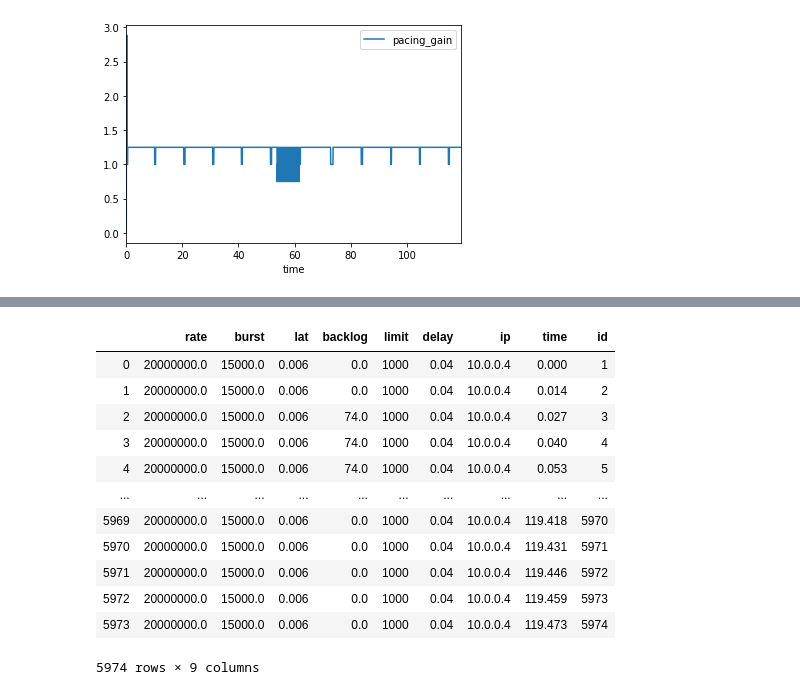
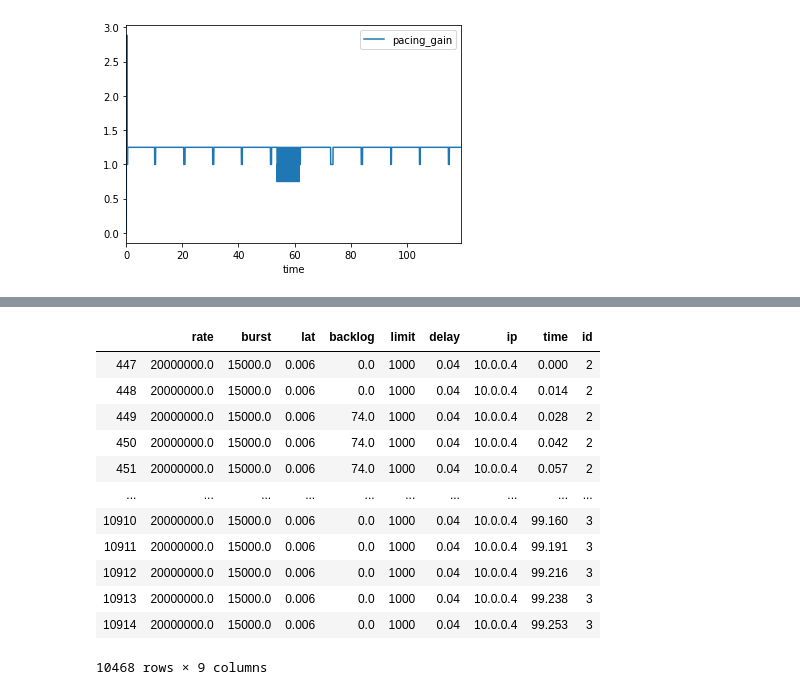
Before and after one commit to RodrigoSLuna/Minity, a Jupyter notebook: Parser.ipynb, the cells around one changed output, grey strips where cells are left out. Cells and saved outputs as stored; diff of their text form; code cells hidden in the pictures.

```diff
--- a/Parser.ipynb
+++ b/Parser.ipynb
@@ -380,8 +556,10 @@ def format_columns(df):
 def queueParser(path):
     onlyfiles = [f for f in listdir(path) if isfile(join(path, f)) and "Queue" in f ]
 
+    data
+    id = 1
     for file in onlyfiles:
-        id = 1
+
         f = open(path+"/"+file,"r")
 
         start = -1
@@ -410,8 +588,10 @@ def queueParser(path):
                     start = time_s
                 data_json.update({"time":time_s - start})
                 data_json.update({"id":id})
-                id = id + 1
                 data.append(data_json)
+            else:
+                continue
+        id = id + 1
 #     df_aux = pd.DataFrame.from_dict(json_normalize(data_json), orient='columns')
     df = pd.DataFrame(data)
     return format_columns(df)
@@ -420,22 +602,22 @@ rate("2Kb")
 # %%
 #???? Ter a coluna IP aqui seria interessante !, possibilidade?
-df = queueParser("/home/rodrigoluna/Área de Trabalho/UFRJ/TCC/Framework/h4")
+df = queueParser("/home/rodrigoluna/Área de Trabalho/UFRJ/TCC/Framework/results/h4")
-# %%
-df
-# %% [output]
-|  | rate | burst | lat | backlog | limit | delay | ip | time | id |
-| 0 | 20000000.0 | 15000.0 | 0.006 | 0.0 | 1000 | 0.04 | 10.0.0.4 | 0.000 | 1 |
-| 1 | 20000000.0 | 15000.0 | 0.006 | 0.0 | 1000 | 0.04 | 10.0.0.4 | 0.014 | 2 |
-| 2 | 20000000.0 | 15000.0 | 0.006 | 74.0 | 1000 | 0.04 | 10.0.0.4 | 0.027 | 3 |
-| 3 | 20000000.0 | 15000.0 | 0.006 | 74.0 | 1000 | 0.04 | 10.0.0.4 | 0.040 | 4 |
-| 4 | 20000000.0 | 15000.0 | 0.006 | 74.0 | 1000 | 0.04 | 10.0.0.4 | 0.053 | 5 |
-| ... | ... | ... | ... | ... | ... | ... | ... | ... | ... |
-| 5969 | 20000000.0 | 15000.0 | 0.006 | 0.0 | 1000 | 0.04 | 10.0.0.4 | 119.418 | 5970 |
-| 5970 | 20000000.0 | 15000.0 | 0.006 | 0.0 | 1000 | 0.04 | 10.0.0.4 | 119.431 | 5971 |
-| 5971 | 20000000.0 | 15000.0 | 0.006 | 0.0 | 1000 | 0.04 | 10.0.0.4 | 119.446 | 5972 |
-| 5972 | 20000000.0 | 15000.0 | 0.006 | 0.0 | 1000 | 0.04 | 10.0.0.4 | 119.459 | 5973 |
-| 5973 | 20000000.0 | 15000.0 | 0.006 | 0.0 | 1000 | 0.04 | 10.0.0.4 | 119.473 | 5974 |
-5974 rows × 9 columns
+# %%
+df[df['id']>1]
+# %% [output]
+|  | rate | burst | lat | backlog | limit | delay | ip | time | id |
+| 447 | 20000000.0 | 15000.0 | 0.006 | 0.0 | 1000 | 0.04 | 10.0.0.4 | 0.000 | 2 |
+| 448 | 20000000.0 | 15000.0 | 0.006 | 0.0 | 1000 | 0.04 | 10.0.0.4 | 0.014 | 2 |
+| 449 | 20000000.0 | 15000.0 | 0.006 | 74.0 | 1000 | 0.04 | 10.0.0.4 | 0.028 | 2 |
+| 450 | 20000000.0 | 15000.0 | 0.006 | 74.0 | 1000 | 0.04 | 10.0.0.4 | 0.042 | 2 |
+| 451 | 20000000.0 | 15000.0 | 0.006 | 74.0 | 1000 | 0.04 | 10.0.0.4 | 0.057 | 2 |
+| ... | ... | ... | ... | ... | ... | ... | ... | ... | ... |
+| 10910 | 20000000.0 | 15000.0 | 0.006 | 0.0 | 1000 | 0.04 | 10.0.0.4 | 99.160 | 3 |
+| 10911 | 20000000.0 | 15000.0 | 0.006 | 0.0 | 1000 | 0.04 | 10.0.0.4 | 99.191 | 3 |
+| 10912 | 20000000.0 | 15000.0 | 0.006 | 0.0 | 1000 | 0.04 | 10.0.0.4 | 99.216 | 3 |
+| 10913 | 20000000.0 | 15000.0 | 0.006 | 0.0 | 1000 | 0.04 | 10.0.0.4 | 99.238 | 3 |
+| 10914 | 20000000.0 | 15000.0 | 0.006 | 0.0 | 1000 | 0.04 | 10.0.0.4 | 99.253 | 3 |
+10468 rows × 9 columns
 # %%
 #Verificar onde os .csvs serão salvos
 #Montar os plots basicos a partir dos CSVs
```
Also changed, not shown: parts of 11 cells of this notebook, 6 other files.
